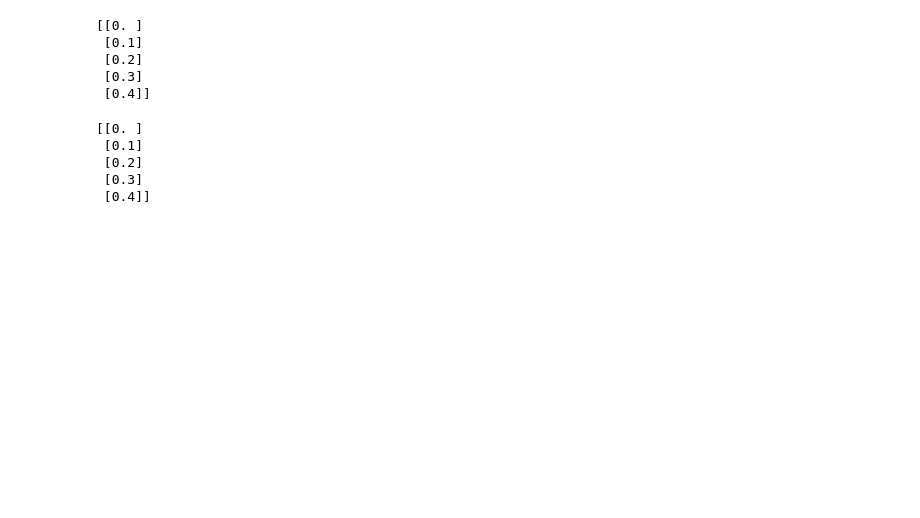
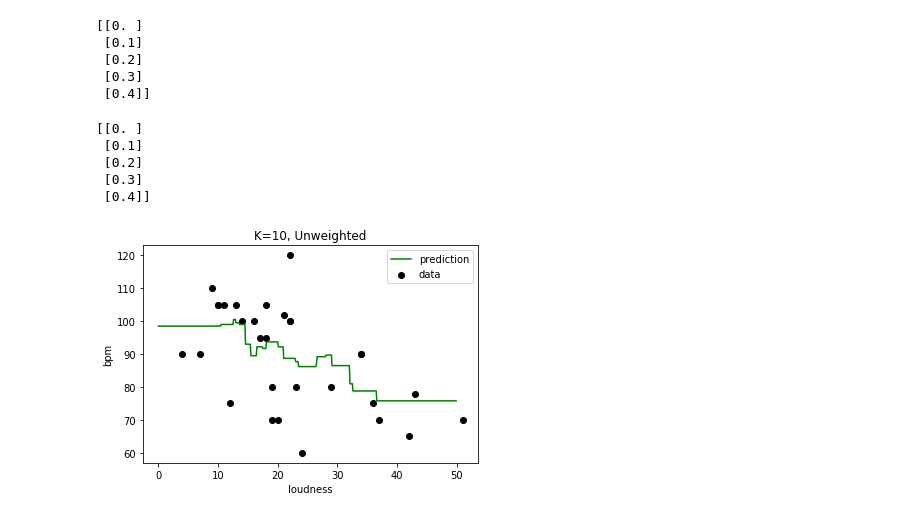
Before and after one commit to cbevis/U3_L1_KNN, a Jupyter notebook: U3_L1_P3_KNN_Regression.ipynb, the cells around one changed output. Cells and saved outputs as stored; diff of their text form; code cells hidden in the pictures; blank space fills up the shorter version.

```diff
--- a/U3_L1_P3_KNN_Regression.ipynb
+++ b/U3_L1_P3_KNN_Regression.ipynb
@@ -43,3 +44,16 @@ print(T2[0:5])
  [0.2]
  [0.3]
  [0.4]]
+# %%
+# Trailing underscores are a common convention for a prediction.
+Y_ = knn.predict(T)
+
+plt.scatter(X, Y, c='k', label='data')
+plt.plot(T, Y_, c='g', label='prediction')
+plt.legend()
+plt.title('K=10, Unweighted')
+plt.ylabel('bpm')
+plt.xlabel('loudness')
+plt.show()
+# %% [output]
+[figure, added]
```
Also changed, not shown: parts of 5 cells of this notebook.
